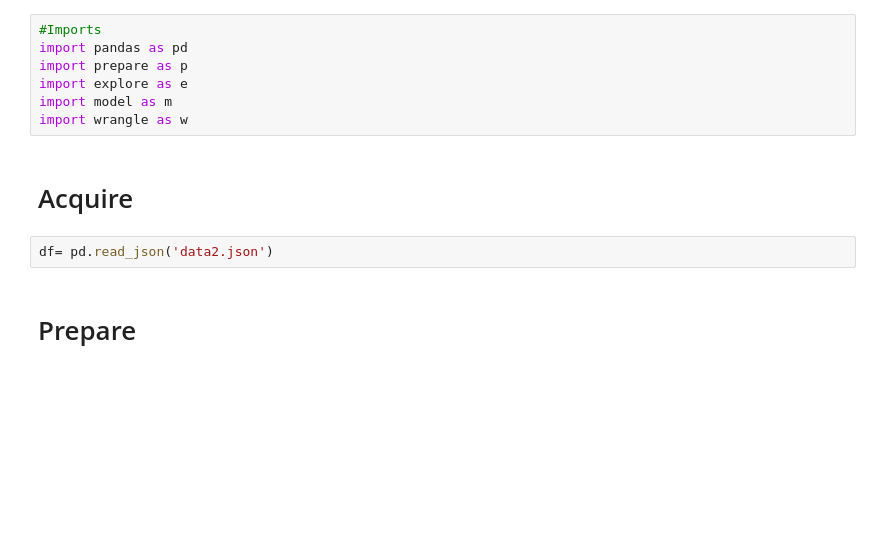
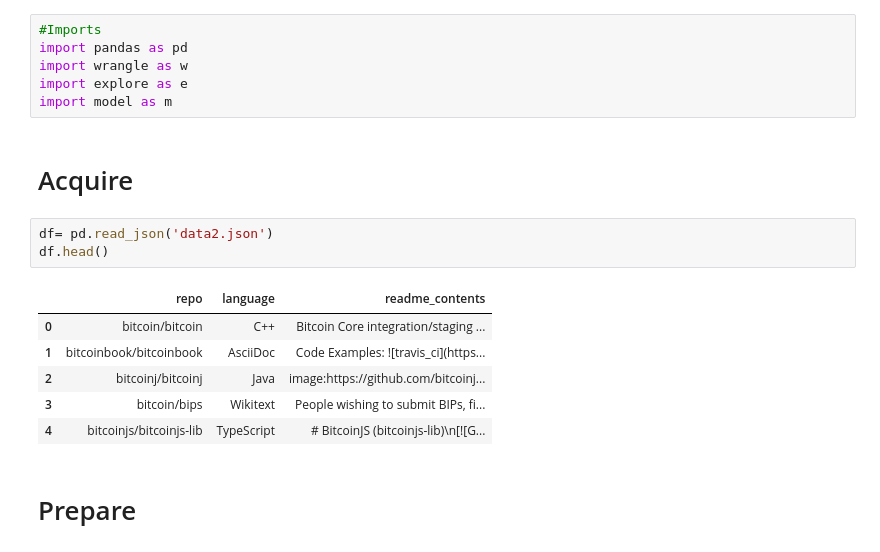
Before and after one commit to JDSINLP/NLP-Project, a Jupyter notebook: final_notebook.ipynb, the cells around one changed output. Cells and saved outputs as stored; diff of their text form; blank space fills up the shorter version.

```diff
--- a/final_notebook.ipynb
+++ b/final_notebook.ipynb
@@ -1,14 +1,21 @@
 # %%
 #Imports
 import pandas as pd
-import prepare as p
+import wrangle as w
 import explore as e
 import model as m
-import wrangle as w
 # %% [markdown]
 # Acquire
 # %%
 df= pd.read_json('data2.json')
+df.head()
+# %% [output]
+|  | repo | language | readme_contents |
+| 0 | bitcoin/bitcoin | C++ | Bitcoin Core integration/staging ... |
+| 1 | bitcoinbook/bitcoinbook | AsciiDoc | Code Examples: ![travis_ci](https... |
+| 2 | bitcoinj/bitcoinj | Java | image:https://github.com/bitcoinj... |
+| 3 | bitcoin/bips | Wikitext | People wishing to submit BIPs, fi... |
+| 4 | bitcoinjs/bitcoinjs-lib | TypeScript | # BitcoinJS (bitcoinjs-lib)\n[![G... |
 # %% [markdown]
 # Prepare
 # %%
```
Also changed, not shown: parts of 8 cells of this notebook.
